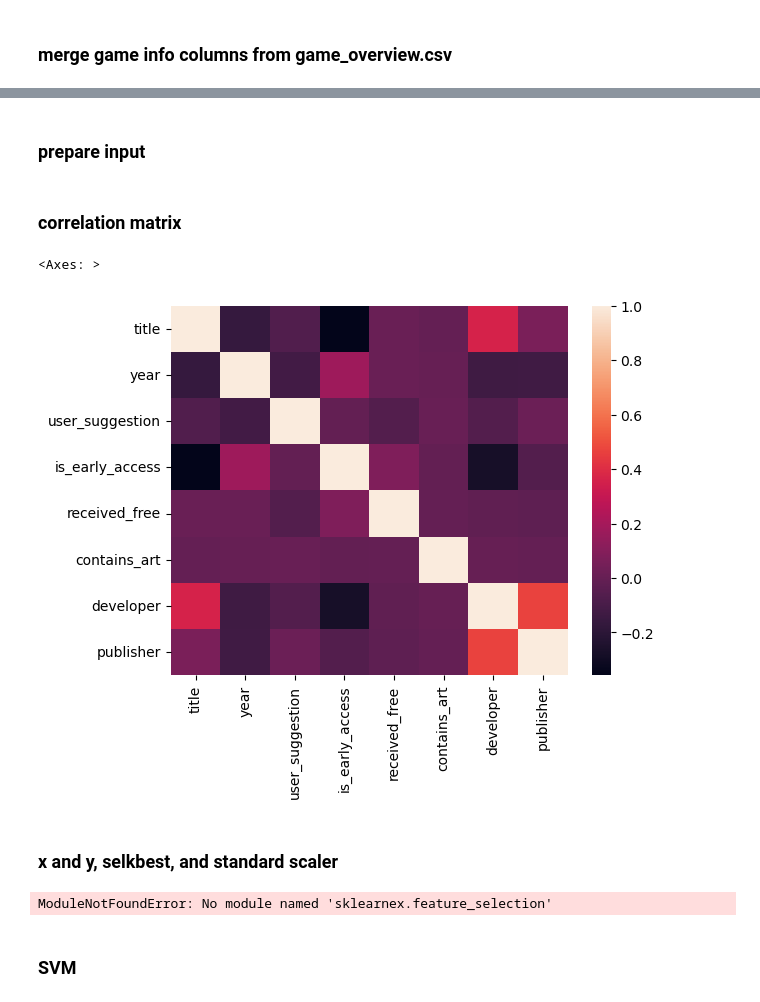
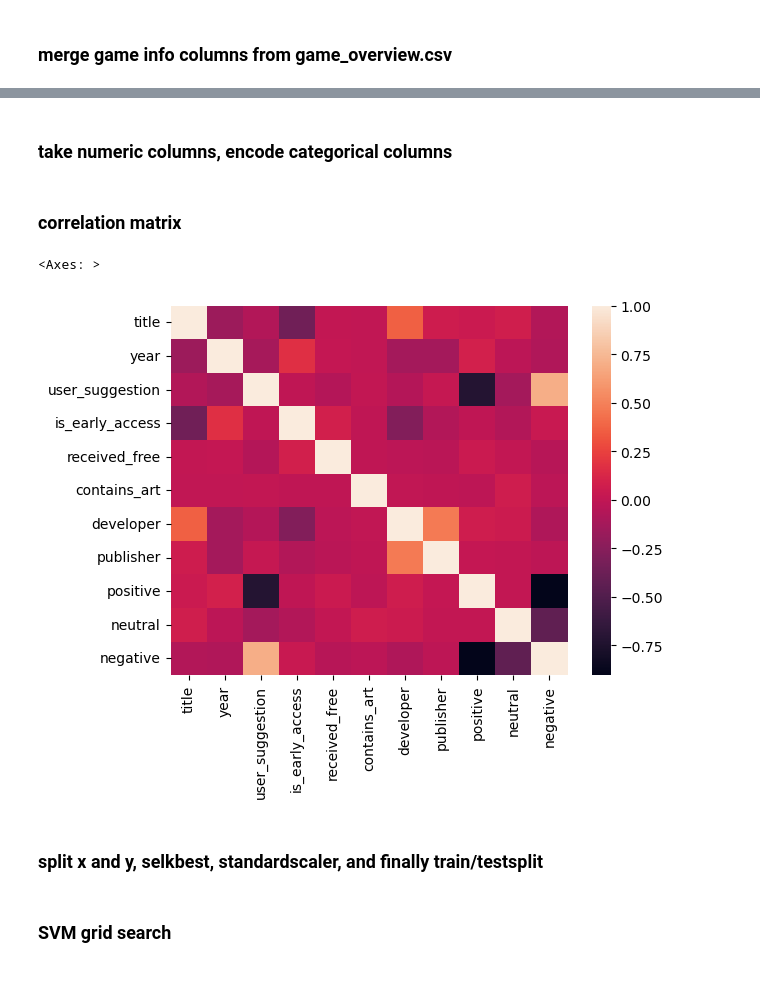
Before and after one commit to elliotheisler/CMPT318_termproject, a Jupyter notebook: classifier_analysis.ipynb, the cells around one changed output, grey strips where cells are left out. Saved outputs shown, nothing was run; the diff lists cells and outputs as text; code cells hidden in the pictures.

```diff
--- a/classifier_analysis.ipynb
+++ b/classifier_analysis.ipynb
@@ -55,0 +58,5 @@ new_df.tail(2)
+# %%
+SELECTION = 'left'
+df_sentiments = pd.read_csv(f'data/results_{SELECTION}.csv')
+new_df = pd.concat([new_df, df_sentiments], axis=1)
+new_df.info()
@@ -56,3 +81,3 @@ new_df.tail(2)
 # %% [markdown]
-### prepare input
+### take numeric columns, encode categorical columns
 # %%
@@ -73,12 +98,13 @@ numeric_df[['is_early_access', 'received_free', 'contains_art']] = \
 # %% [markdown]
 ### correlation matrix
 # %%
-sns.heatmap(numeric_df.corr())
+hm = numeric_df.corr()
+sns.heatmap(hm)
 # %% [output]
 <Axes: >
-[figure, old version]
+[figure, new version]
 # %% [markdown]
-### x and y, selkbest, and standard scaler
+### split x and y, selkbest, standardscaler, and finally train/testsplit
 # %%
 # x and y
 y = numeric_df['user_suggestion']
@@ -86,15 +112,8 @@ x = numeric_df.drop('user_suggestion', axis=1)
 # %%
 from sklearn.feature_selection import SelectKBest
 from sklearn.feature_selection import chi2, f_classif, r_regression
-from sklearn.model_selection import train_test_split
+from sklearn.model_selection import train_test_split, GridSearchCV
 # selkbest
 skb = SelectKBest(score_func=chi2, k=5).set_output(transform='pandas')
 best_x = skb.fit_transform(x, y)
-# scaled
-scaler = StandardScaler()
-scaled_x = scaler.fit_transform(best_x)
-scaled_x = pd.DataFrame(scaled_x, columns=best_x.columns)
-
-x_train, x_test, y_train, y_test = train_test_split(scaled_x, y, test_size=0.20)
+sorted(skb_df.columns.to_list())
-# %% [output]
-ModuleNotFoundError: No module named 'sklearnex.feature_selection'
@@ -101,4 +127,4 @@ ModuleNotFoundError: No module named 'sklearnex.feature_selection'
 # %% [markdown]
-### SVM
+### SVM grid search
 # %%
 from sklearnex.svm import SVC
```
Also changed, not shown: parts of 12 cells of this notebook, 1 other file.
